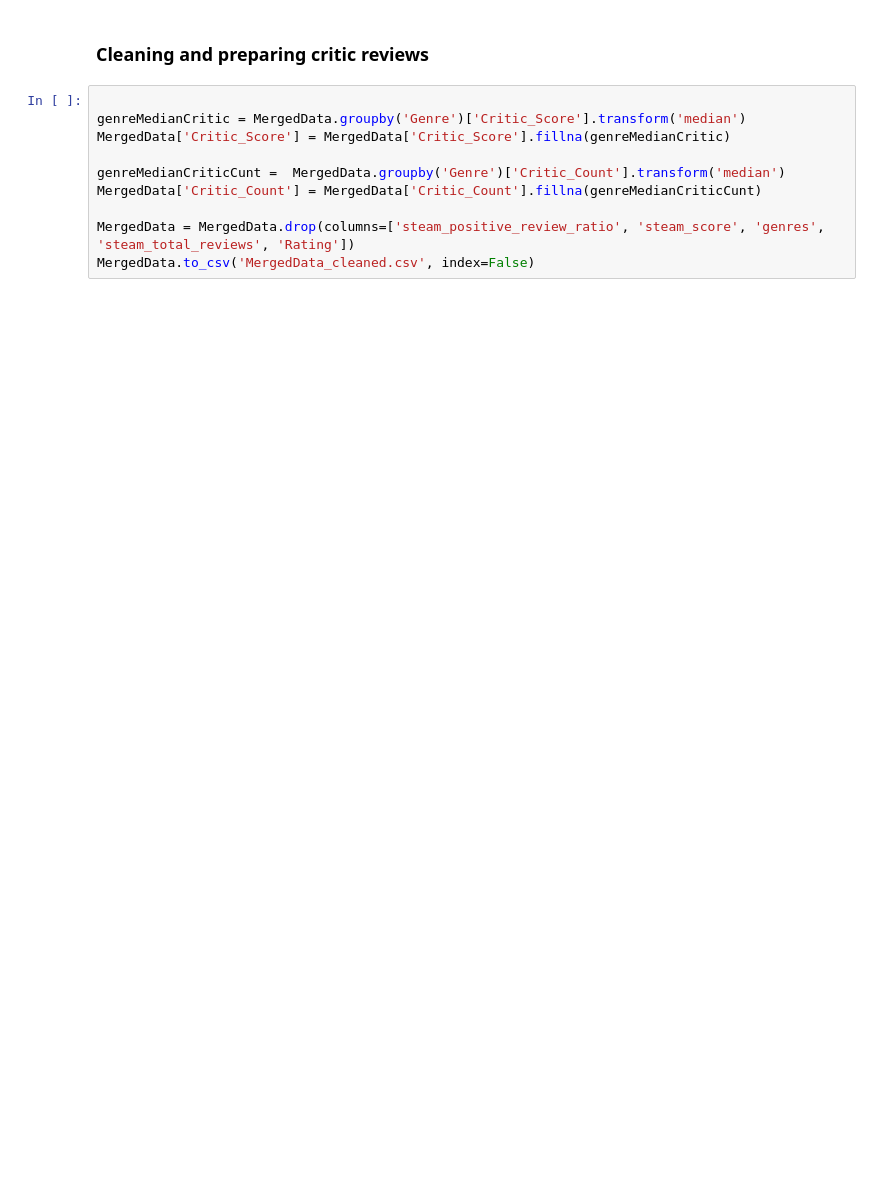
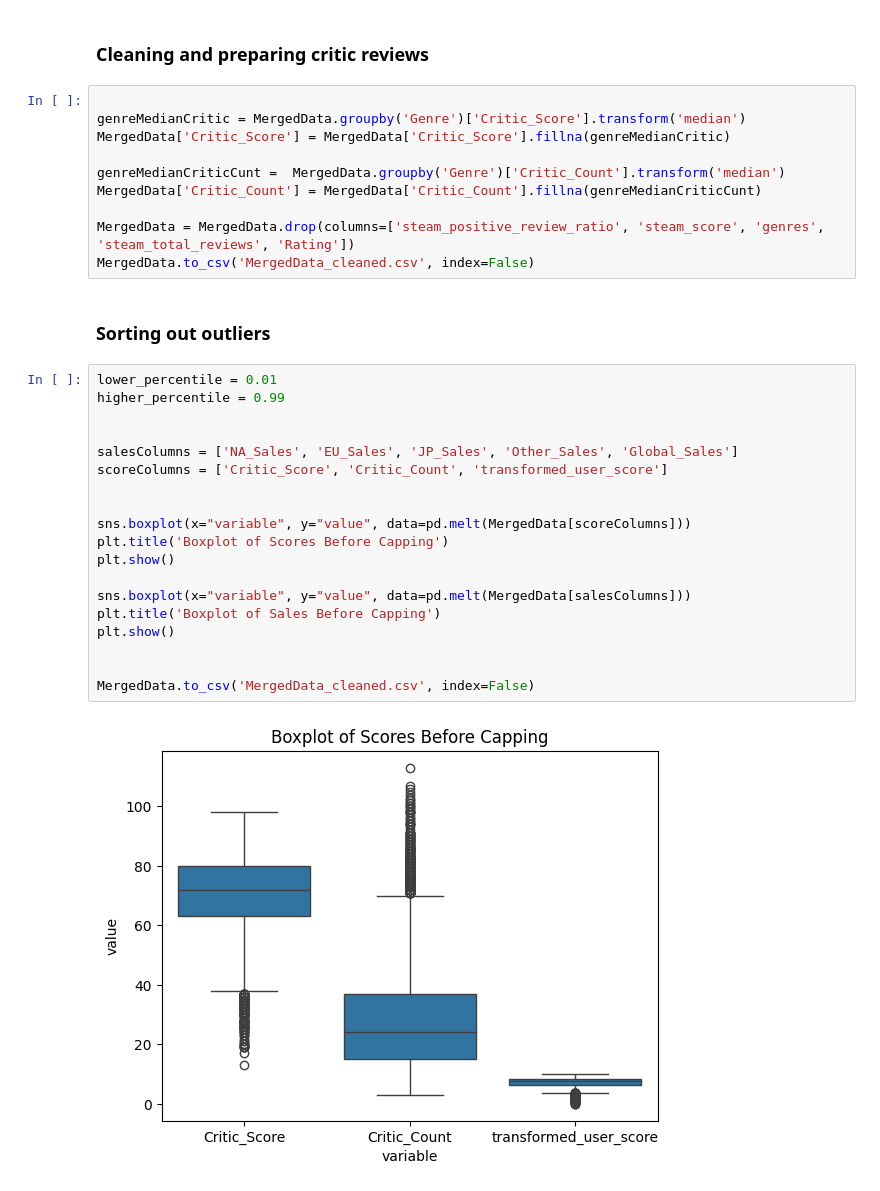
Before and after one commit to NoahKrobot/CA1_Video_Game_DAV, a Jupyter notebook: CA1.ipynb, the cells around one changed output. Cells and saved outputs as stored; diff of their text form; blank space fills up the shorter version.

Commit message:
Display boxplots of score and sales column
With this, I can identify outliers in the data.
The next commit should be capping the outliers in both column groups.

```diff
--- a/CA1.ipynb
+++ b/CA1.ipynb
@@ -103,3 +102,26 @@ MergedData['Critic_Count'] = MergedData['Critic_Count'].fillna(genreMedianCritic
 
 MergedData = MergedData.drop(columns=['steam_positive_review_ratio', 'steam_score', 'genres', 'steam_total_reviews', 'Rating'])
 MergedData.to_csv('MergedData_cleaned.csv', index=False)
+# %% [markdown]
+### Sorting out outliers
+# %%
+lower_percentile = 0.01
+higher_percentile = 0.99
+
+
+salesColumns = ['NA_Sales', 'EU_Sales', 'JP_Sales', 'Other_Sales', 'Global_Sales']
+scoreColumns = ['Critic_Score', 'Critic_Count', 'transformed_user_score']
+
+
+sns.boxplot(x="variable", y="value", data=pd.melt(MergedData[scoreColumns]))
+plt.title('Boxplot of Scores Before Capping')
+plt.show()
+
+sns.boxplot(x="variable", y="value", data=pd.melt(MergedData[salesColumns]))
+plt.title('Boxplot of Sales Before Capping')
+plt.show()
+
+
+MergedData.to_csv('MergedData_cleaned.csv', index=False)
+# %% [output]
+[figure, added]
```
Also changed, not shown: parts of 3 cells of this notebook, 1 other file.
